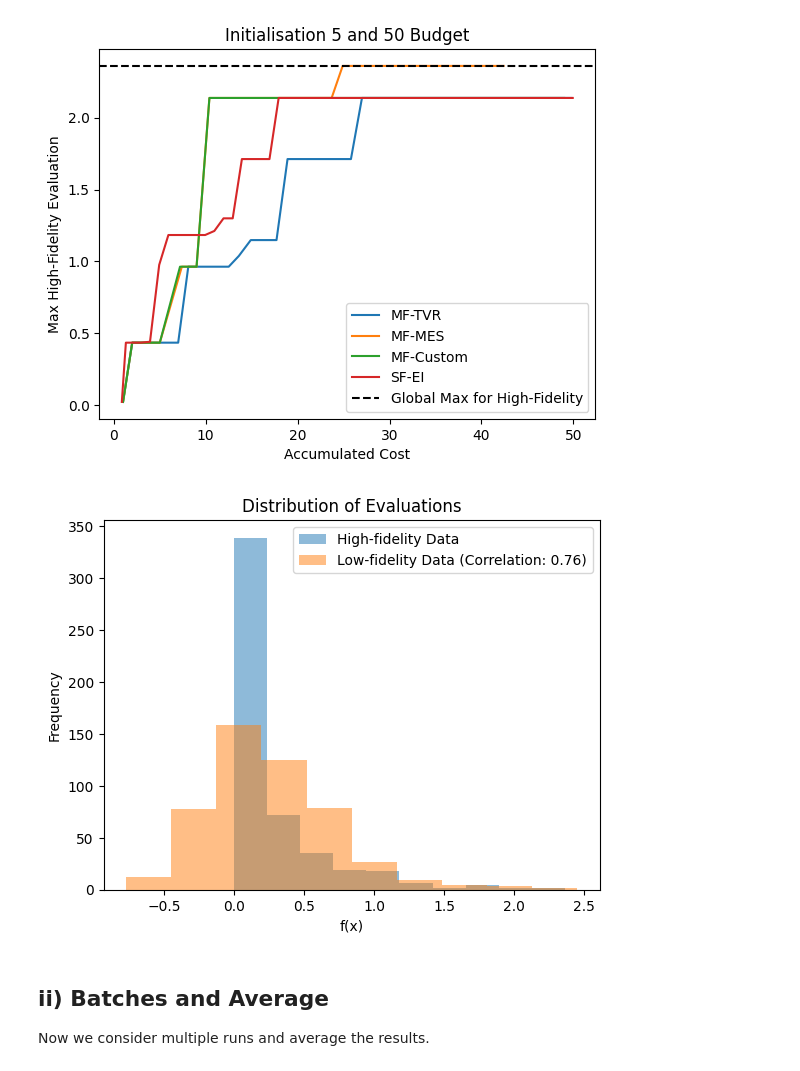
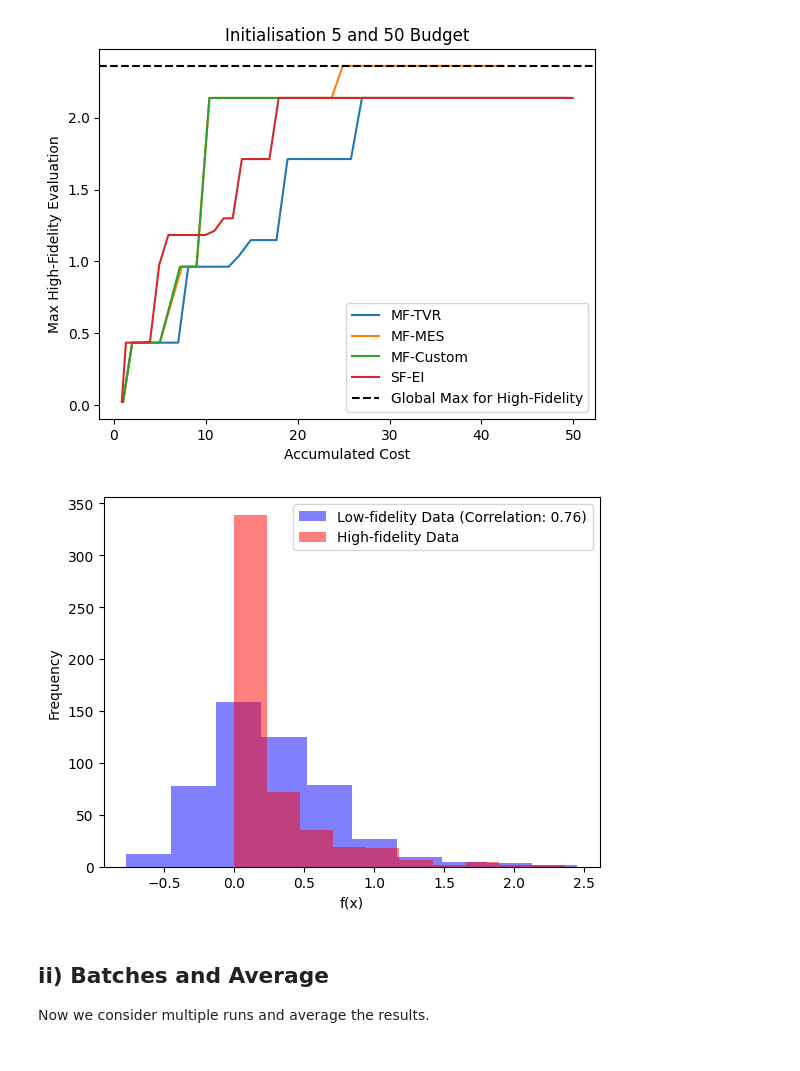
Before and after one commit to kernelCruncher/MFBO, a Jupyter notebook: notebooks/6DHartmannExample.ipynb, the cells around one changed output. Drawn from its saved outputs; the diff is of its cells as text; code cells hidden in the pictures.

Commit message:
Update 6D Hartmann Example

```diff
--- a/notebooks/6DHartmannExample.ipynb
+++ b/notebooks/6DHartmannExample.ipynb
@@ -421,18 +426,34 @@ def plot_fidelities(samples, targets, cumulated_cost, title, total_domain, colou
 # %%
 N_INIT = 5
 ALLOCATED_BUDGET = 50
-modelDict = load_dictionary('HartmannSearchDictionaries/20240705-141259')
-domain = np.loadtxt('HartmannSampleSpaces/20240705-135132.csv', delimiter=',')
+modelDict = load_dictionary('6DHartmann_Data/SearchDictionaries/20240705-141259')
+domain = np.loadtxt('6DHartmann_Data/SampleSpaces/20240705-135132.csv', delimiter=',')
 # %%
 def plot_fidelities_for_dict(dictionary, dictionary_domain, allocated_budget=50, number_init=5):
     figure = plt.figure(figsize=(13,11))
     no_of_rows = math.ceil(len(dictionary.keys())/2)
-    for id, key in enumerate(dictionary):
+    # for id, key in enumerate(dictionary):
+    #     plt.subplot(no_of_rows, 2, id + 1)
+    #     plot_fidelities(dictionary[key][0], dictionary[key][1], dictionary[key][2], f'{key}', dictionary_domain)
+    for id, key in enumerate(list(dictionary.keys())[:-1]):
         plt.subplot(no_of_rows, 2, id + 1)
         plot_fidelities(dictionary[key][0], dictionary[key][1], dictionary[key][2], f'{key}', dictionary_domain)
-    plt.suptitle(f'{number_init} Initial Samples, {allocated_budget} Budget, Domain-size {int(len(dictionary_domain)/2)}',  size=16)
+    handles, labels = plt.gca().get_legend_handles_labels()
+    for key in list(dictionary.keys())[-1:]:
+        plt.subplot(2, 2, 4)
+        plot_fidelities(dictionary[key][0], dictionary[key][1], dictionary[key][2], f'{key}', dictionary_domain)
+    # plt.suptitle(f'{number_init} Initial Samples, {allocated_budget} Budget, Domain-size {int(len(dictionary_domain)/2)}',  size=16)
     plt.subplots_adjust(top=0.93)
+    plt.legend(handles, labels, loc='lower center', ncol=4, bbox_to_anchor = (0, -0.01, 1, 1),
+           bbox_transform = plt.gcf().transFigure)
+    figure.subplots_adjust(hspace=0.3)
     plt.show()
 
+plt.rc('axes', labelsize=15)    # fontsize of the x and y labels
+plt.rc('xtick', labelsize=14)    # fontsize of the tick labels
+plt.rc('ytick', labelsize=14)
+plt.rc('legend', fontsize=16)
+plt.rc('axes', titlesize=16)
 plot_fidelities_for_dict(modelDict, domain)
+plt.style.use('default')
 # %% [output]
@@ -466,17 +487,17 @@ def plot_histogram(domain):
     low_fidelity = domain[np.where(domain[:, -2]!= 1.0)]
     correlation = np.corrcoef(high_fidelity[:, -1], low_fidelity[:, -1])[0,1]
 
-    plt.hist(high_fidelity[:, -1], label='High-fidelity Data', bins=10, alpha=0.5)
-    plt.hist(low_fidelity[:, -1], label=f'Low-fidelity Data (Correlation: {str(correlation)[:4]})', bins=10, alpha=0.5)
-    plt.title('Distribution of Evaluations')
+    plt.hist(low_fidelity[:, -1], label=f'Low-fidelity Data (Correlation: {str(correlation)[:4]})', bins=10, alpha=0.5, color='blue')
+    plt.hist(high_fidelity[:, -1], label='High-fidelity Data', bins=10, alpha=0.5, color='red')
+    # plt.title('Distribution of Evaluations')
     plt.xlabel('f(x)')
     plt.ylabel('Frequency')
     plt.legend()
 # %%
-domain_single= np.loadtxt('HartmannSampleSpaces/20240705-135132.csv', delimiter=',')
-plot_histogram(domain_single)
+# domain_single= np.loadtxt('HartmannSampleSpaces/20240705-135132.csv', delimiter=',')
+plot_histogram(domain)
 # %% [output]
-[figure, old version]
+[figure, new version]
 # %% [markdown]
 ## ii) Batches and Average
 Now we consider multiple runs and average the results.
```
Also changed, not shown: parts of 9 cells of this notebook, 6 other files.
